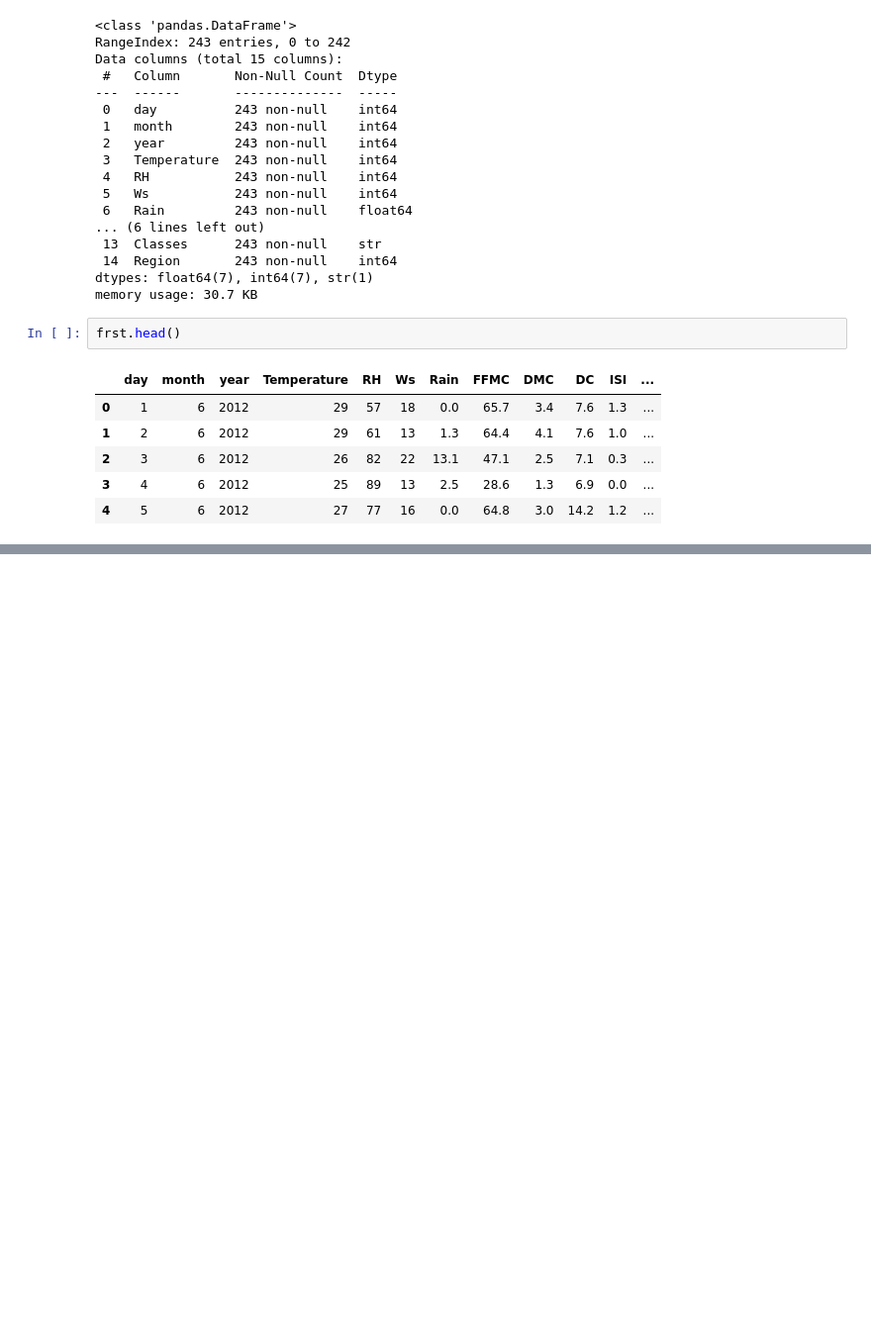
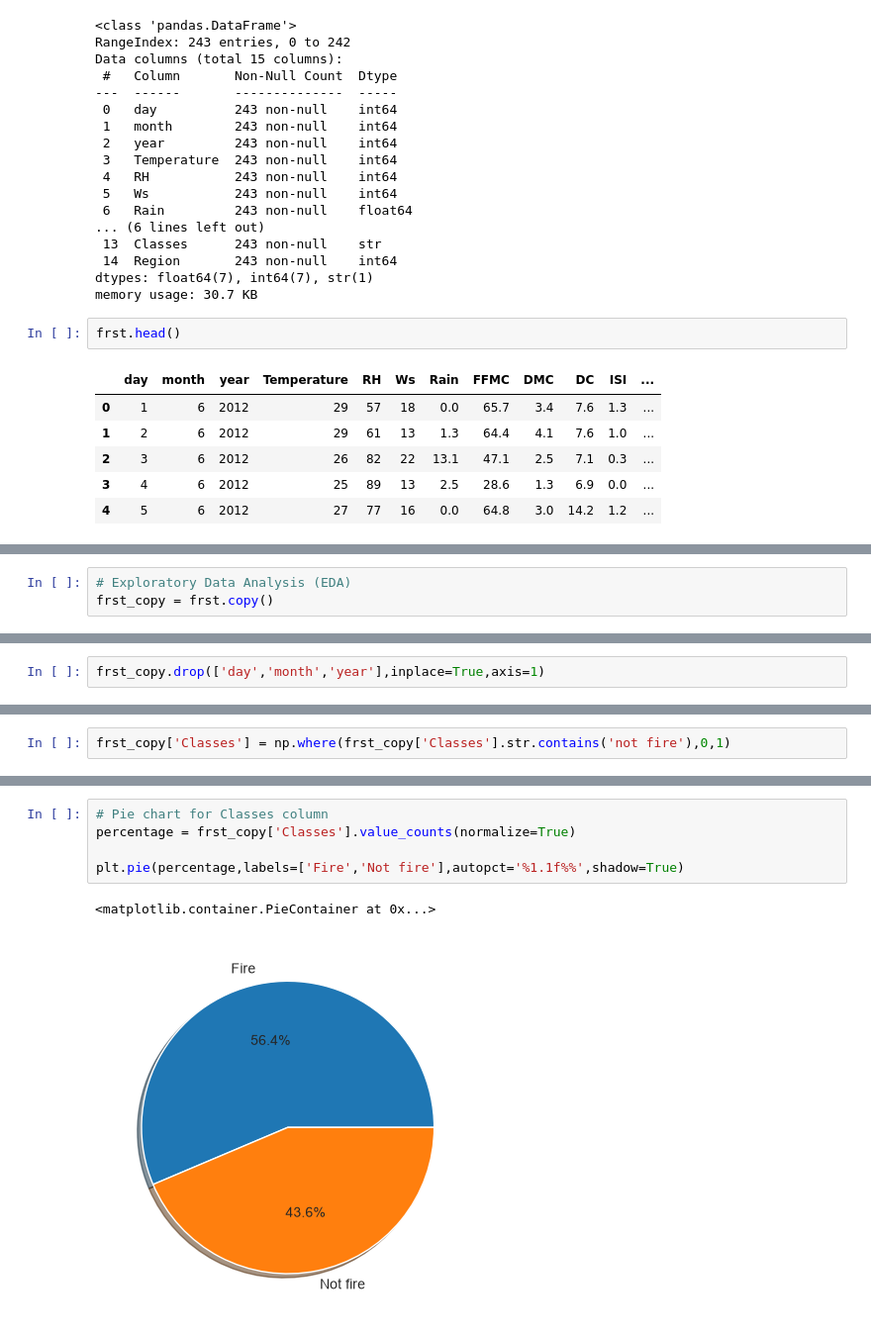
Before and after one commit to SVyeole08/Machine-Learning, a Jupyter notebook: 4_Ridge_Lasso_Regression.ipynb, the cells around one changed output, grey strips where cells are left out. Shown at 99% size. Cells and saved outputs as stored; diff of their text form; blank space fills up the shorter version.

Commit message:
Extracted train ready data from Algerian dataset

```diff
--- a/4_Ridge_Lasso_Regression.ipynb
+++ b/4_Ridge_Lasso_Regression.ipynb
@@ -176 +177,4 @@ frst.head()
 frst.to_csv('Datasets/Algerian_forest_fires_cleaned.csv',index=False)
+# %%
+# Exploratory Data Analysis (EDA)
+frst_copy = frst.copy()
@@ -176,0 +190,2 @@ frst.to_csv('Datasets/Algerian_forest_fires_cleaned.csv',index=False)
+# %%
+frst_copy.drop(['day','month','year'],inplace=True,axis=1)
@@ -176,0 +207,2 @@ frst.to_csv('Datasets/Algerian_forest_fires_cleaned.csv',index=False)
+# %%
+frst_copy['Classes'] = np.where(frst_copy['Classes'].str.contains('not fire'),0,1)
@@ -176,0 +233,8 @@ frst.to_csv('Datasets/Algerian_forest_fires_cleaned.csv',index=False)
+# %%
+# Pie chart for Classes column
+percentage = frst_copy['Classes'].value_counts(normalize=True)
+
+plt.pie(percentage,labels=['Fire','Not fire'],autopct='%1.1f%%',shadow=True)
+# %% [output]
+<matplotlib.container.PieContainer at 0x...>
+[figure, added]
```
Also changed, not shown: parts of 10 cells of this notebook, 1 other file.
